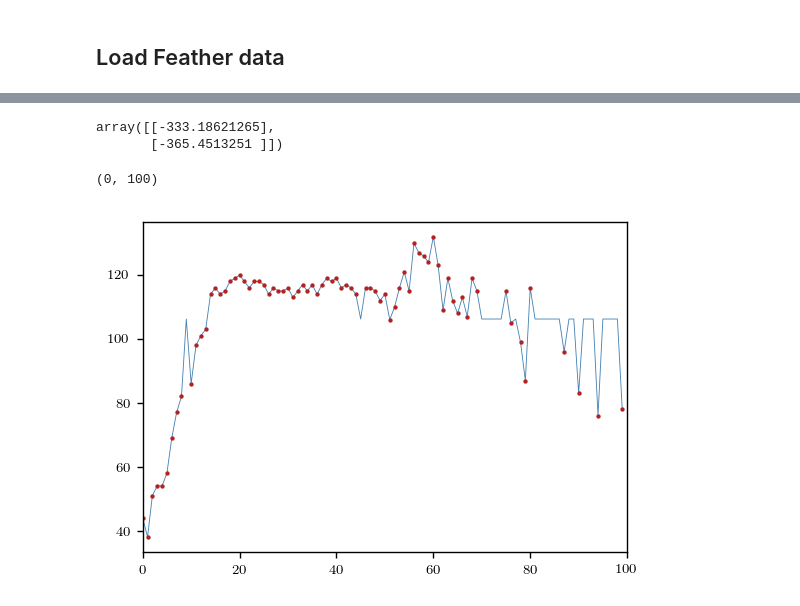
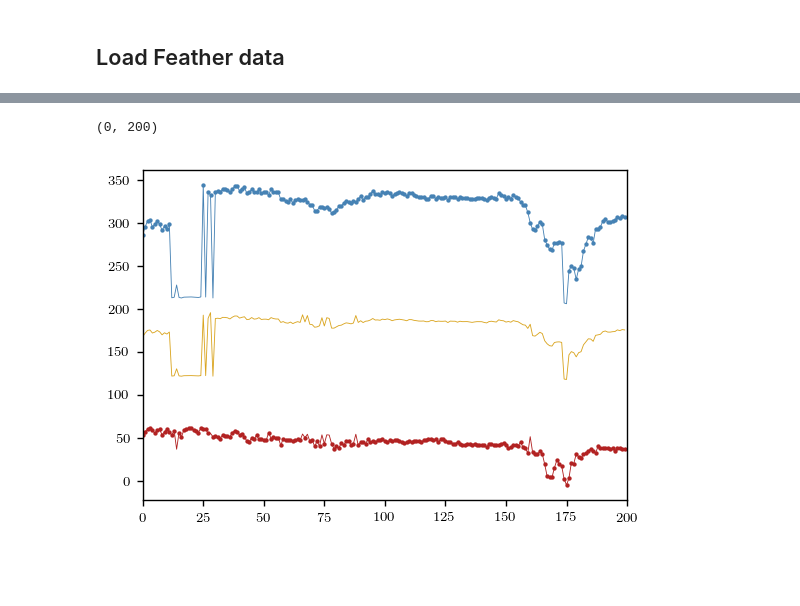
Before and after one commit to adam-coogan/snow_data_cleaning, a Jupyter notebook: scripts/Stable SSM EM.ipynb, the cells around one changed output, grey strips where cells are left out. Saved outputs shown, nothing was run; the diff lists cells and outputs as text; code cells hidden in the pictures; blank space fills up the shorter version.

```diff
--- a/scripts/Stable SSM EM.ipynb
+++ b/scripts/Stable SSM EM.ipynb
@@ -21,12 +21,12 @@ y_sd_raw = df_feather_ktl[["snowdepth_%i" % s for s in range(1, 12)]].values
 y_t_raw = df_feather_ktl[["air_temp_%i" % s for s in range(1, 12)]].values
 y_rh_raw = df_feather_ktl[["rel_humidity_%i" % s for s in range(1, 12)]].values
 # %%
-n_LF = 2
-n_sensors = 2
-max_it = 400
+n_LF = 3
+sensors = [0, 1, 3]
+max_it = 300
 
-ti, tf = 10001, 10101
-Y = y_sd_raw[ti:tf, 0:n_sensors].T
+ti, tf = 15005, 15205
+Y = y_sd_raw[ti:tf, sensors].T
 
 # Set controls
 U = np.zeros([1, tf-ti])
@@ -36,9 +36,8 @@ X_hat, sigma_smooth, sigma_filt, A, B, C, D, Q, R, pi0, sigma0 = ssm_em_stable(Y
 
 Y_hat = np.dot(C, X_hat) + np.dot(D, V)
 # %%
-for s in range(n_sensors):
-    plt.plot(Y_hat[s, :], '-', linewidth=0.5)
-for s in range(n_sensors):
-    plt.plot(Y[s, :], '.', markersize=3.0)
+for s, c in zip(range(len(sensors)), colors):
+    plt.plot(Y_hat[s, :], '-', linewidth=0.5, color=c)
+    plt.plot(Y[s, :], '.', markersize=3.0, color=c)
 
 plt.xlim(0, tf-ti)
@@ -48,5 +43,0 @@ plt.xlim(0, tf-ti)
-# %%
-D
-# %% [output]
-array([[-333.18621265],
-       [-365.4513251 ]])
@@ -55,10 +44,11 @@ C, X_PCA, Y_PCA = pca_est_MD(Y, n_LF, max_it=50)
 # %%
-for s in range(n_sensors):
-    plt.plot(Y_PCA[s, :], '-', linewidth=0.5)
-for s in range(n_sensors):
-    plt.plot(Y[s, :], '.', markersize=3.0)
+C, X_PCA, Y_imp = pca_est_MD(Y, n_LF, max_it)
+
+for s, c in zip(range(n_sensors), colors):
+    plt.plot(Y_imp[s, :], '-', linewidth=0.5, color=c)
+    plt.plot(Y[s, :], '.', markersize=3.0, color=c)
 
 plt.xlim(0, tf-ti)
 # %% [output]
-(0, 100)
+(0, 200)
-[figure, old version]
+[figure, new version]
```
Also changed, not shown: parts of 5 cells of this notebook, 1 other file.
